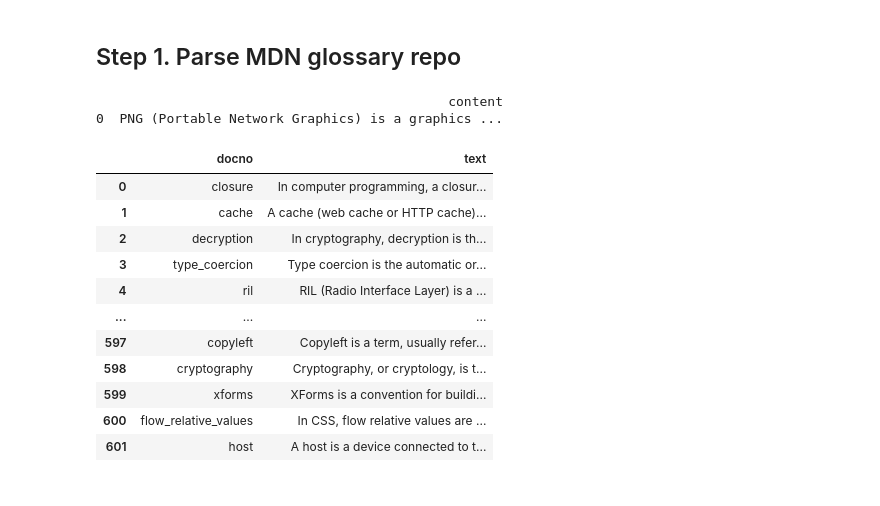
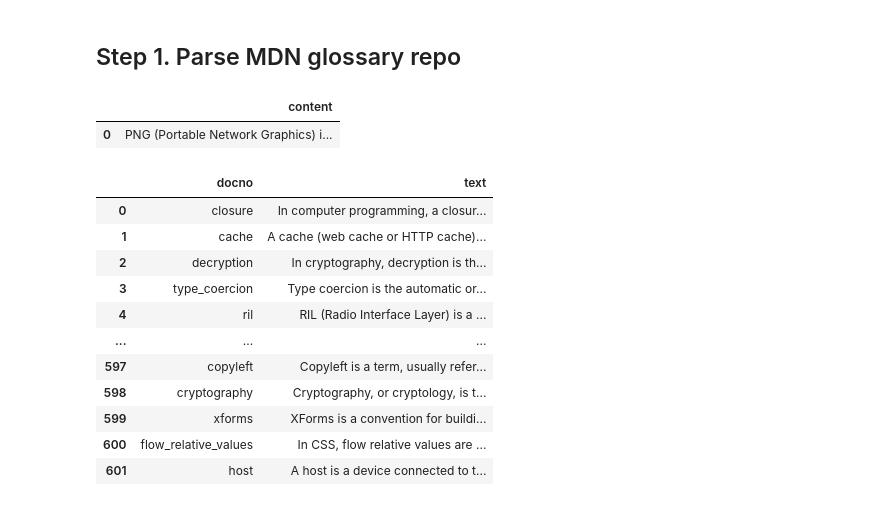
Before and after one commit to laurakhot/TechGlossary, a Jupyter notebook: Parse_glossary.ipynb, the cells around one changed output. Saved outputs shown, nothing was run; the diff lists cells and outputs as text; code cells hidden in the pictures.

```diff
--- a/Parse_glossary.ipynb
+++ b/Parse_glossary.ipynb
@@ -136,21 +136,21 @@ for item in mdn_glossary_path.iterdir():
 # %%
 #To investigate content of a single document
 term = "png"
 with open(f"{os.getcwd()}/content/files/en-us/glossary/{term}/index.md", "r") as f:
     content = f.read()
     post = frontmatter.loads(content)
 
-    html = markdown.markdown(post.content)
+    html_content = markdown.markdown(post.content)
 
     # Extract plain text from HTML
-    plain_text = BeautifulSoup(html, "html.parser").get_text()
+    plain_text = BeautifulSoup(html_content, "html.parser").get_text()
 
     df = pd.DataFrame([plain_text], columns=["content"])
 
-    print(df)
+    display(df)
 # %% [output]
-                                             content
-0  PNG (Portable Network Graphics) is a graphics ...
+|  | content |
+| 0 | PNG (Portable Network Graphics) i... |
 # %%
 # Creating df to build pyterrier index with html for later display
 def load_mdn_glossary_for_pyterrier(glossary_root: str) -> pd.DataFrame:
```
Also changed, not shown: parts of 12 cells of this notebook.
